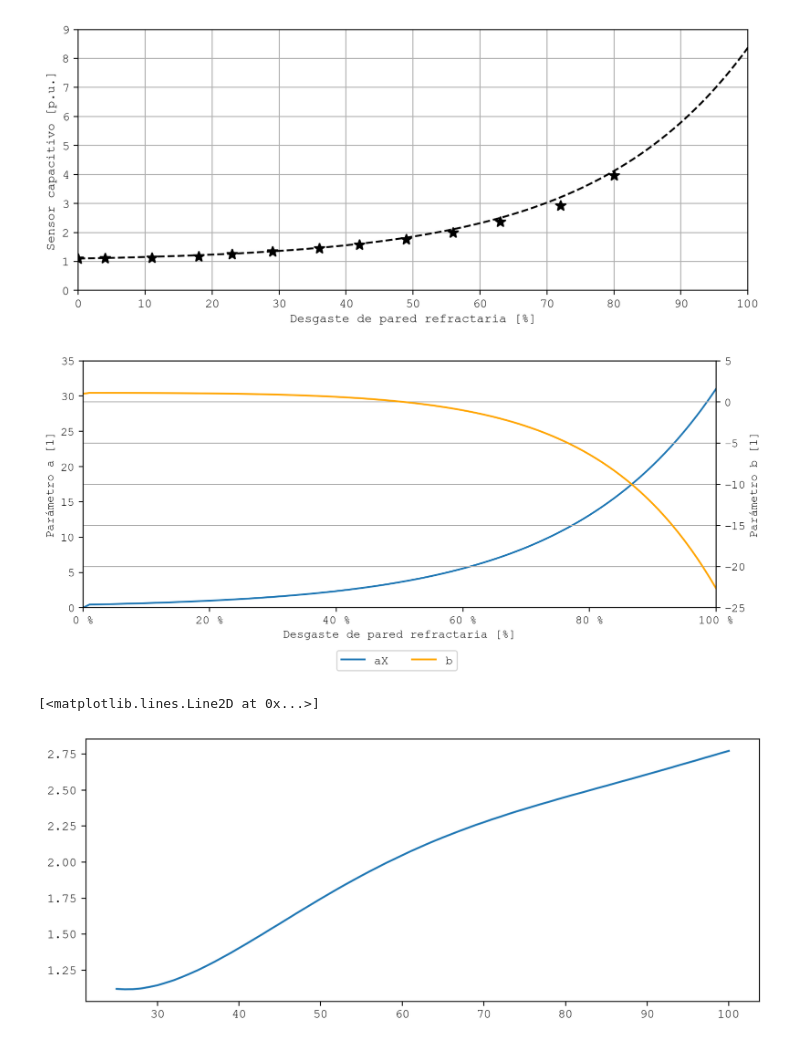
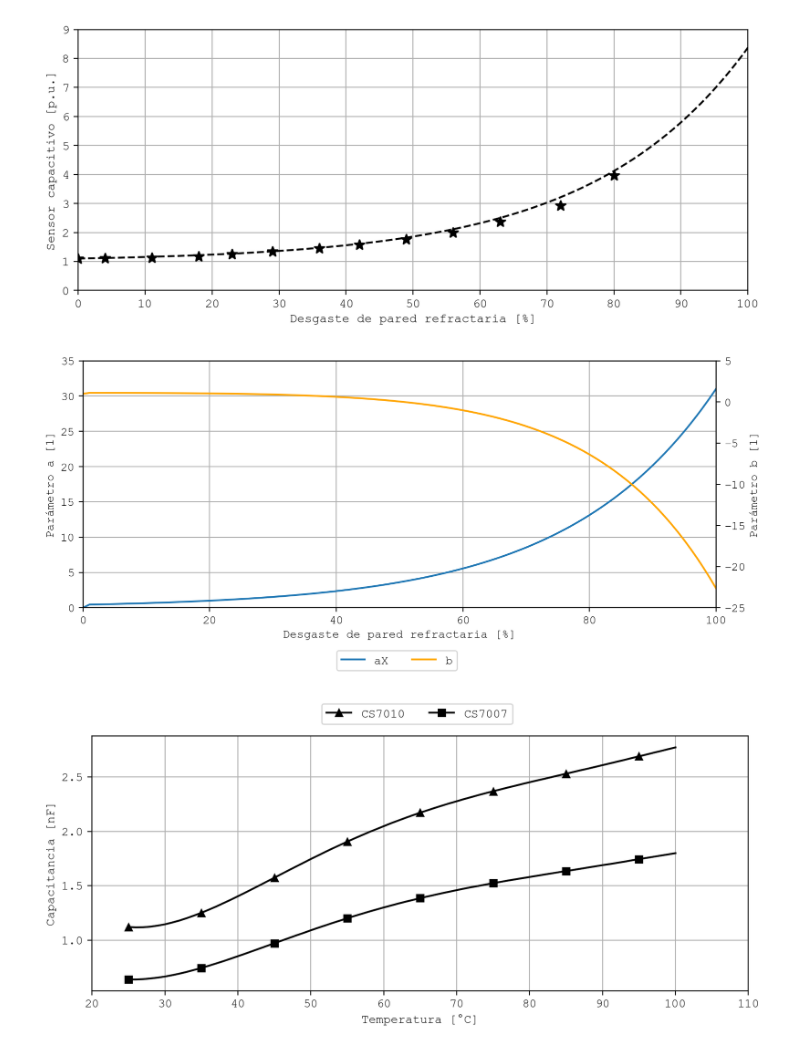
Before and after one commit to mrodriguezap/sensores-capacitivos, a Jupyter notebook: py/plot_exp.ipynb, the cells around one changed output. Cells and saved outputs as stored; diff of their text form; code cells hidden in the pictures.

```diff
--- a/py/plot_exp.ipynb
+++ b/py/plot_exp.ipynb
@@ -35,12 +36,12 @@ fig, ax = plt.subplots(1, figsize= ( ancho/mydpi , (ancho/ratio)/mydpi ) , dpi =
 plt.rcParams.update({'font.family':'Courier New'})
 
 ax.plot(x,a, label = "aX")
+plt.grid()
 ax2 = ax.twinx()
 ax2.plot(x,b, color = "orange", label = 'b')
 ax.set(xlabel = "Desgaste de pared refractaria [%]", xlim = [0, 100], ylim = [0, 35], ylabel = "Parámetro a [1]")
 ax2.set(ylim=[-25, 5], ylabel = "Parámetro b [1]")
-ax2.grid(None)
-plt.xticks(np.arange(0,101,20), labels = [str(i) + " %" for i in np.arange(0,101,20)])
+plt.xticks(np.arange(0,101,20), labels = [str(i)  for i in np.arange(0,101,20)])
 
 lines_1, labels_1 = ax.get_legend_handles_labels()
 lines_2, labels_2 = ax2.get_legend_handles_labels()
@@ -49,19 +50,23 @@ lines = lines_1 + lines_2
 labels = labels_1 + labels_2
 
 ax.legend(lines, labels,  bbox_to_anchor=(0.6, -0.15), ncol = 2)
-plt.savefig("imagen2.png", dpi = mydpi, bbox_inches='tight')
+#plt.savefig("imagen2.png", dpi = mydpi, bbox_inches='tight')
 # %% [output]
-[figure, old version]
+[figure, new version]
 # %%
 x1 = [25,26,27,28,29,30,31,32,33,34,35,36,37,38,39,40,41,42,43,44,45,46,47,48,49,50,51,52,53,54,55,56,57,58,59,60,61,62,63,64,65,66,67,68,69,70,71,72,73,74,75,76,77,78,79,80,81,82,83,84,85,86,87,88,89,90,91,92,93,94,95,96,97,98,99,100]
 y1 =  [1.121, 1.118, 1.119, 1.124, 1.134, 1.146, 1.163, 1.181, 1.203, 1.227, 1.252, 1.28, 1.309, 1.34, 1.371, 1.404, 1.437, 1.471, 1.505, 1.54, 1.574, 1.609, 1.644, 1.678, 1.712, 1.746, 1.779, 1.812, 1.844, 1.875, 1.906, 1.936, 1.965, 1.994, 2.021, 2.048, 2.075, 2.1, 2.125, 2.149, 2.172, 2.194, 2.216, 2.237, 2.258, 2.277, 2.297, 2.315, 2.334, 2.352, 2.369, 2.386, 2.403, 2.419, 2.436, 2.452, 2.468, 2.483, 2.499, 2.515, 2.53, 2.546, 2.562, 2.577, 2.593, 2.609, 2.625, 2.641, 2.657, 2.674, 2.69, 2.706, 2.723, 2.739, 2.756, 2.772]
 x2 = [25,26,27,28,29,30,31,32,33,34,35,36,37,38,39,40,41,42,43,44,45,46,47,48,49,50,51,52,53,54,55,56,57,58,59,60,61,62,63,64,65,66,67,68,69,70,71,72,73,74,75,76,77,78,79,80,81,82,83,84,85,86,87,88,89,90,91,92,93,94,95,96,97,98,99,100]
 y2 =  [0.639, 0.639, 0.642, 0.648, 0.656, 0.666, 0.679, 0.693, 0.709, 0.727, 0.745, 0.765, 0.786, 0.807, 0.83, 0.853, 0.876, 0.9, 0.924, 0.948, 0.972, 0.996, 1.02, 1.044, 1.067, 1.091, 1.114, 1.136, 1.159, 1.18, 1.202, 1.223, 1.243, 1.263, 1.282, 1.301, 1.319, 1.337, 1.354, 1.37, 1.387, 1.402, 1.417, 1.432, 1.446, 1.46, 1.474, 1.487, 1.499, 1.512, 1.524, 1.536, 1.548, 1.559, 1.57, 1.581, 1.592, 1.603, 1.614, 1.625, 1.636, 1.646, 1.657, 1.668, 1.679, 1.69, 1.7, 1.711, 1.722, 1.734, 1.745, 1.756, 1.767, 1.778, 1.789, 1.8]
 
 fig, ax = plt.subplots(1, figsize= ( ancho/mydpi , (ancho/ratio)/mydpi ) , dpi = mydpi)
 plt.rcParams.update({'font.family':'Courier New'})
 
-ax.plot(x1,y1)
+ax.plot(x1,y1, marker = "^", markevery = 10, color = "0")
+ax.plot(x2,y2, marker = "s", markevery = 10, color = "0")
+ax.set(xlabel = "Temperatura [" + "\N{DEGREE SIGN}"+ "C]", ylabel = "Capacitancia [nF]", xlim = [20,110], xticks = np.arange(20,111,10))
+plt.grid()
+ax.legend(["CS7010", "CS7007"], bbox_to_anchor=(0.65, 1.15), ncol = 2)
+#plt.savefig("imagen3.png", dpi = mydpi, bbox_inches='tight')
 # %% [output]
-[<matplotlib.lines.Line2D at 0x...>]
-[figure, old version]
+[figure, new version]
```
Also changed, not shown: parts of 1 cell of this notebook.
